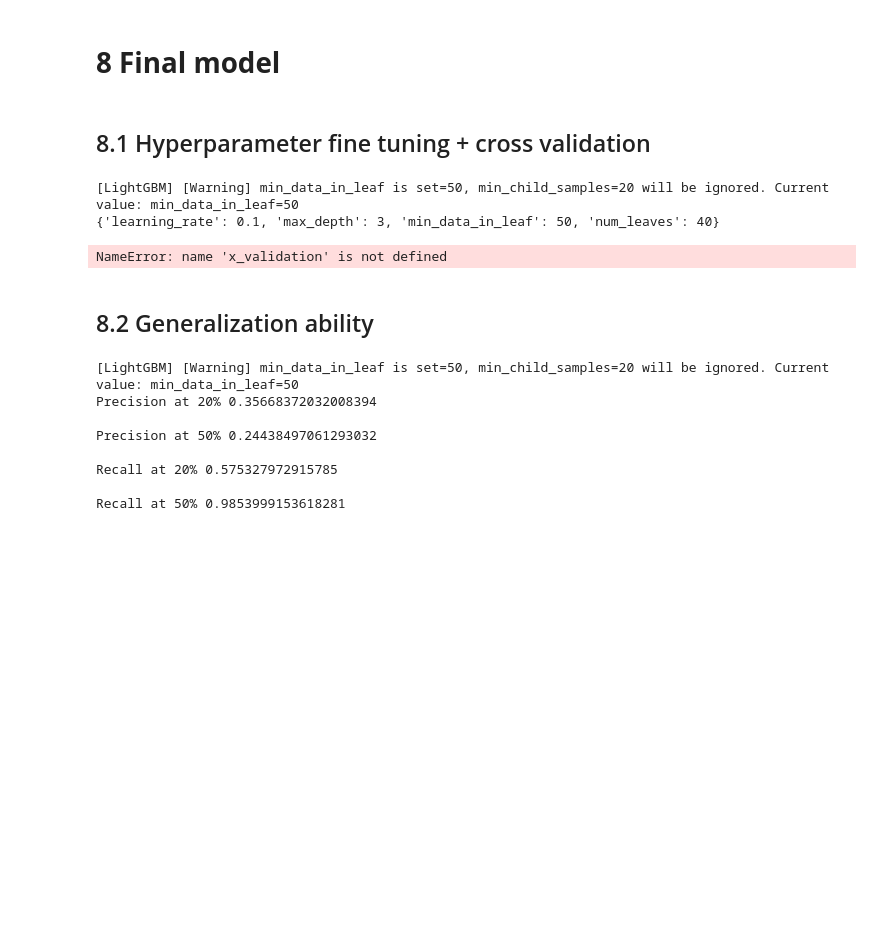
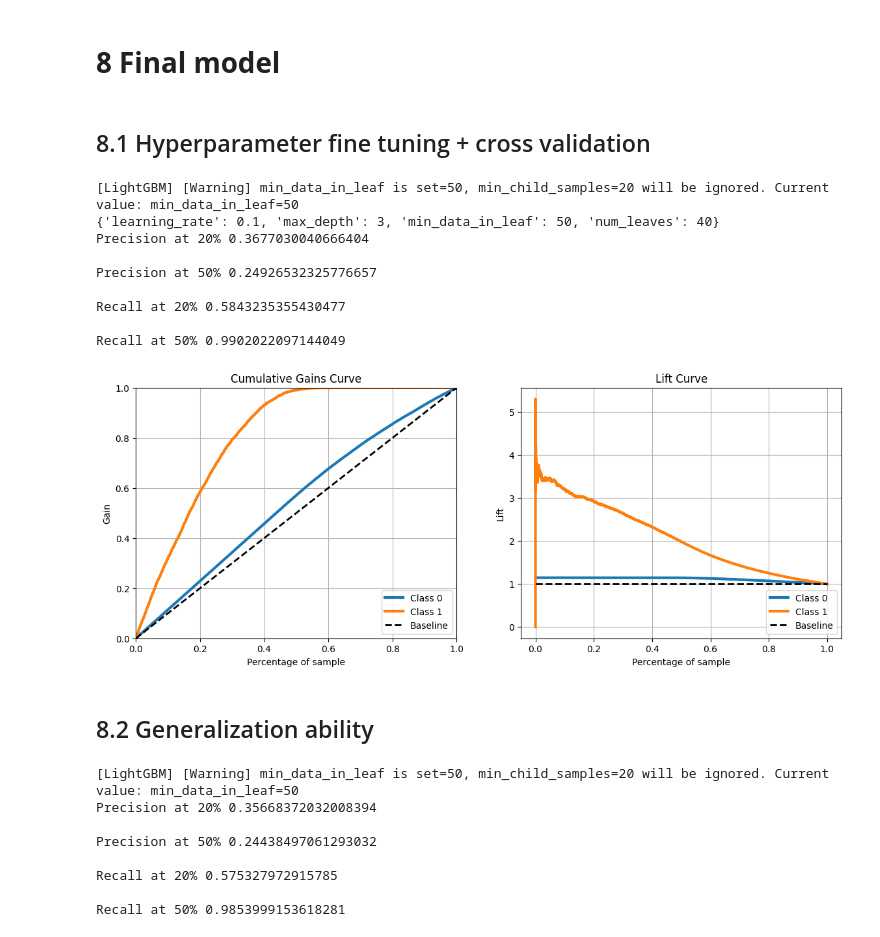
Before and after one commit to Eduardo-95-DS/Car-Insurance-Interest, a Jupyter notebook: notebooks/look_1.0-ear-health-insurance-cross-sell.ipynb, the cells around one changed output. Cells and saved outputs as stored; diff of their text form; code cells hidden in the pictures; blank space fills up the shorter version.

```diff
--- a/notebooks/look_1.0-ear-health-insurance-cross-sell.ipynb
+++ b/notebooks/look_1.0-ear-health-insurance-cross-sell.ipynb
@@ -1097,7 +1097,7 @@ Recall at 50% 0.9726786242504101
 ## 7.4 Random forest
 # %%
 # model definition
-rf = en.RandomForestClassifier(n_jobs=-1, random_state=42)
+rf = en.RandomForestClassifier(random_state=42)
 
 # model training
 rf.fit(x_train,y_train)
@@ -1937,40 +1899,47 @@ print(lgbm.best_params_)
 # model prediction
 yhat_lgbm=lgbm.predict_proba(x_val);
 
-df = x_validation.copy()
+df = x_val.copy()
 df['response'] = y_val.copy()
 
 # propensity score
 df['score'] = yhat_lgbm[:, 1].tolist()
 
 # sort clients by propensity score
 df = df.sort_values( 'score', ascending=False )
 
 # compute precision at k
 precision_at_20, data = precision_at_k(df, k=7622)
 precision_at_50, data = precision_at_k(df, k=19055)
 print(f'Precision at 20% {precision_at_20}','\n')
 print(f'Precision at 50% {precision_at_50}','\n')
 
 # compute recall at k
 recall_at_20, data = recall_at_k(df, k=7622)
 recall_at_50, data = recall_at_k(df, k=19055)
 print(f'Recall at 20% {recall_at_20}','\n')
 print(f'Recall at 50% {recall_at_50}','\n')
 
 # accumulative gain
 rcParams['figure.figsize'] = 14,5
 grid=gridspec.GridSpec(1,2)
 
 ax = plt.subplot(grid[0,0])
 skplt.metrics.plot_cumulative_gain(y_val,yhat_lgbm,ax=ax);
 
 ax2 = plt.subplot(grid[0,1])
 skplt.metrics.plot_lift_curve( y_val, yhat_lgbm,ax=ax2 );
 # %% [output]
 [LightGBM] [Warning] min_data_in_leaf is set=50, min_child_samples=20 will be ignored. Current value: min_data_in_leaf=50
 {'learning_rate': 0.1, 'max_depth': 3, 'min_data_in_leaf': 50, 'num_leaves': 40}
+Precision at 20% 0.3677030040666404
+
+Precision at 50% 0.24926532325776657
+
+Recall at 20% 0.5843235355430477
+
+Recall at 50% 0.9902022097144049
-NameError: name 'x_validation' is not defined
+[figure, added]
 # %% [markdown]
 ## 8.2 Generalization ability
 # %%
```
Also changed, not shown: parts of 8 cells of this notebook.
